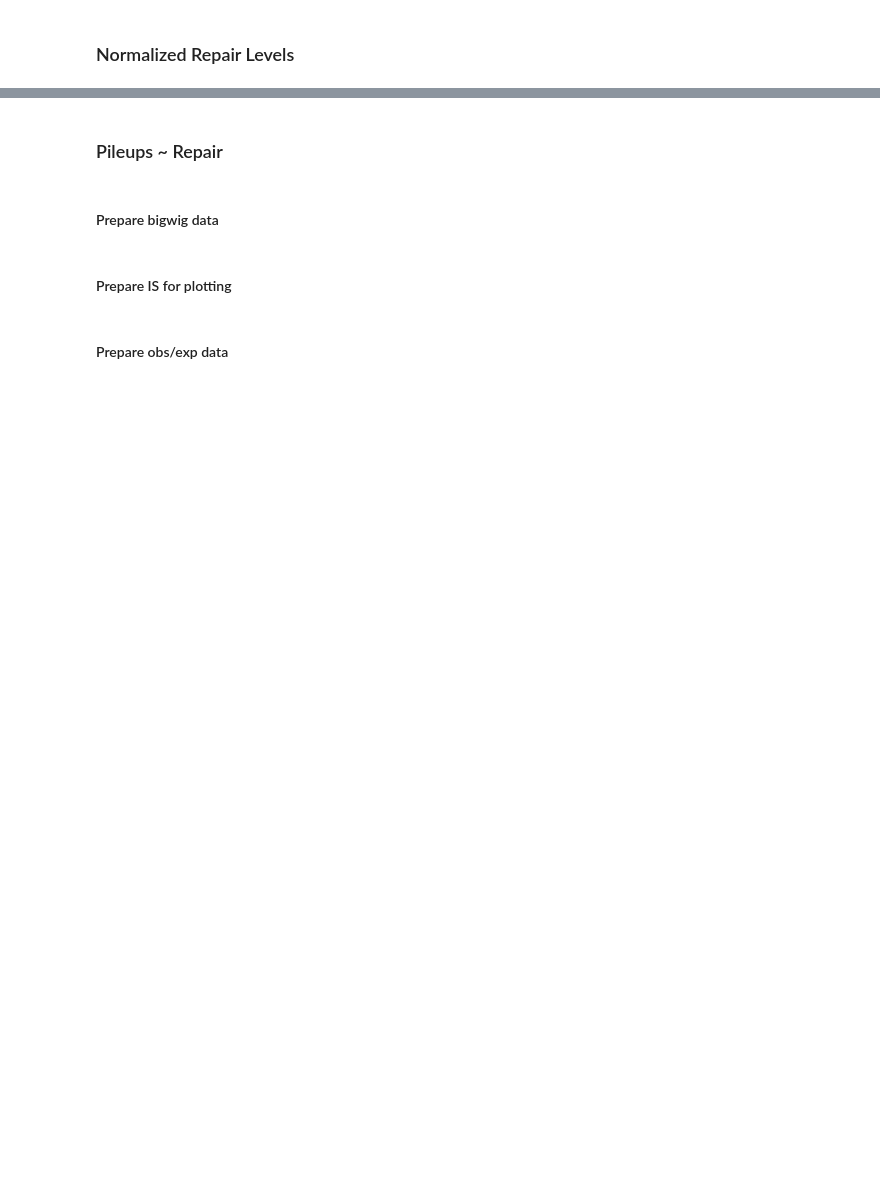
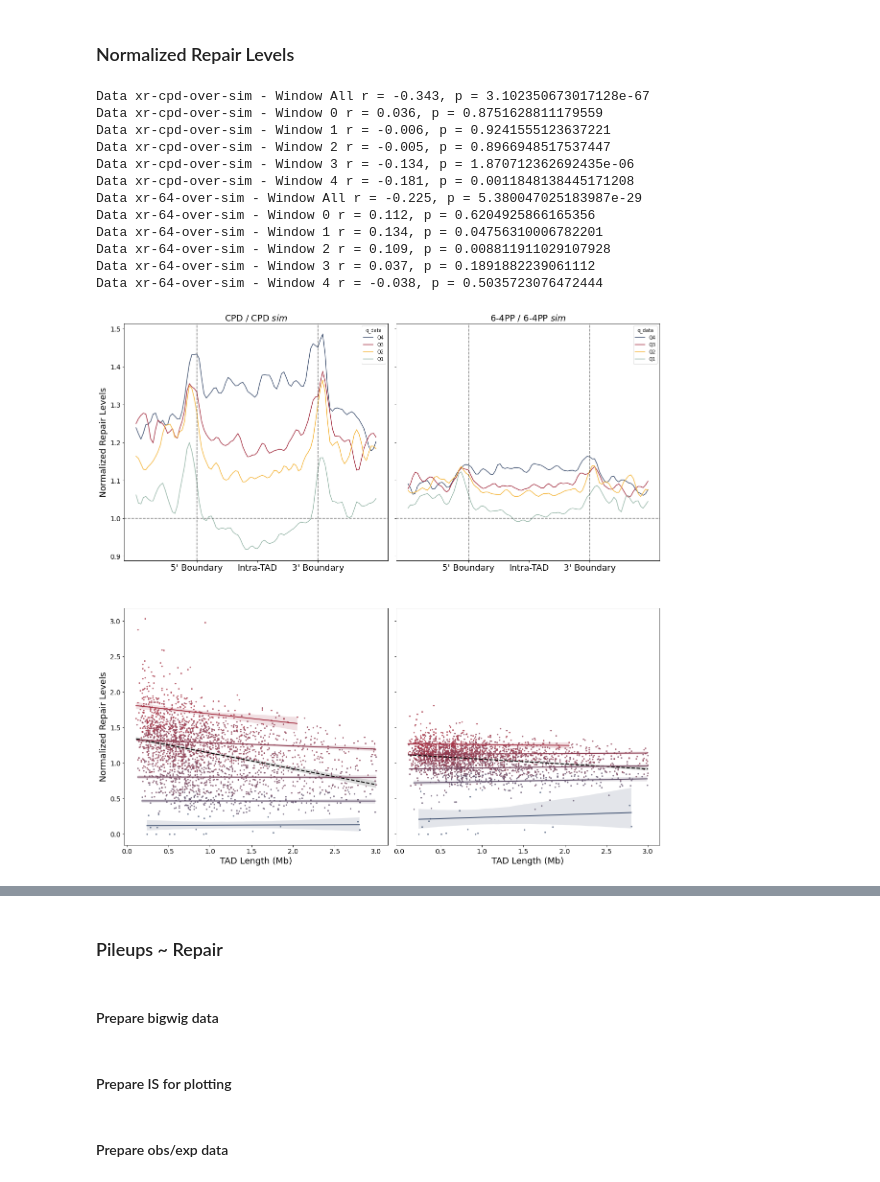
Before and after one commit to CompGenomeLab/uv-3d-ddr, a Jupyter notebook: 3d/boundaries/tads_rework.ipynb, the cells around one changed output, grey strips where cells are left out. Cells and saved outputs as stored; diff of their text form; code cells hidden in the pictures; blank space fills up the shorter version.

```diff
--- a/3d/boundaries/tads_rework.ipynb
+++ b/3d/boundaries/tads_rework.ipynb
@@ -826,44 +1034,66 @@ for col_idx, rep in enumerate(data_names):
     sns.regplot(
         data=df,
         x='length', y='rep',
-        scatter_kws = {"color": color, "alpha": 0.0, "s": 5},
+        scatter_kws = {"color": "black", "alpha": 0.0, "s": 1},
         line_kws = {"color": 'black', "lw": 2, "linestyle": '--'}, fit_reg=True, order=1,
         ax=ax)
+
+
     import scipy
     stats_ = scipy.stats.pearsonr(x=df.length, y=df.rep)
     r, p = stats_[0], stats_[1]
-    ax.text(0.2, 0.60, f"r = {r:.3f}", transform=ax.transAxes, fontsize=18)
-    ax.text(0.10, 0.70, f"p = {p}", transform=ax.transAxes, fontsize=18)
+    # ax.text(0.2, 0.60, f"r = {r:.3f}", transform=ax.transAxes, fontsize=18)
+    # ax.text(0.10, 0.70, f"p = {p}", transform=ax.transAxes, fontsize=18)
+
+    print(f"Data {rep} - Window All r = {r:.3f}, p = {p}")
+
     for i, color in enumerate(colors):
         data_now = df.loc[df.dnase_w == i]
         sns.regplot(
             data=data_now,
             x='length', y='rep',
             scatter_kws = {"color": color, "alpha": .7, "s": 5},
             line_kws = {"color": color, "lw": 2}, fit_reg=True, order=1,
             ax=ax)
 
 
         ax.ticklabel_format(style='plain', axis='both')
 
         stats_ = scipy.stats.pearsonr(x=data_now.length, y=data_now.rep)
         r, p = stats_[0], stats_[1]
-        ax.text(0.80, 0.90 + i * 0.05, f"r = {r:.3f}", transform=ax.transAxes, fontsize=18)
-        ax.text(0.30, 0.80 + i * 0.05, f"p = {p}", transform=ax.transAxes, fontsize=18)
+        # ax.text(0.80, 0.90 + i * 0.05, f"r = {r:.3f}", transform=ax.transAxes, fontsize=18)
+        # ax.text(0.30, 0.80 + i * 0.05, f"p = {p}", transform=ax.transAxes, fontsize=18)
+
+        print(f"Data {rep} - Window {i} r = {r:.3f}, p = {p}")
+
         # ax.text(0.80, 0.90, f"r = {r:.3f}", transform=ax.transAxes, fontsize=18)
         # ax.text(0.30, 0.80, f"p = {p}", transform=ax.transAxes, fontsize=18)
 
     #ax.axhline(1, color='black', linestyle='--', lw=2)
     ax.tick_params(axis='both', which='major', labelsize=14)
     ax.set_xlabel('TAD Length (Mb)', fontsize=18)
     ax.set_ylabel('Normalized Repair Levels', fontsize=18) if col_idx == 0 else ax.set_ylabel('')
     # create a string as "sim" as subscript notation for matplotlib
     sim_ss = '${sim}$'
     #title = f'Normalized Repair Levels\nCPD / CPD {sim_ss}' if "cpd" in rep else f'Normalized Repair Levels\n6-4PP / 6-4PP {sim_ss}'
     # remove yaxis label
 
     # limit y axis
     #ax.set_ylim(0.5, 1.75)
 
 fig.savefig(f'tad_domains_quant.png', dpi=300, bbox_inches='tight')
 fig.savefig(f'tad_domains_quant.svg', bbox_inches='tight')
+# %% [output]
+Data xr-cpd-over-sim - Window All r = -0.343, p = 3.102350673017128e-67
+Data xr-cpd-over-sim - Window 0 r = 0.036, p = 0.8751628811179559
+Data xr-cpd-over-sim - Window 1 r = -0.006, p = 0.9241555123637221
+Data xr-cpd-over-sim - Window 2 r = -0.005, p = 0.8966948517537447
+Data xr-cpd-over-sim - Window 3 r = -0.134, p = 1.870712362692435e-06
+Data xr-cpd-over-sim - Window 4 r = -0.181, p = 0.0011848138445171208
+Data xr-64-over-sim - Window All r = -0.225, p = 5.380047025183987e-29
+Data xr-64-over-sim - Window 0 r = 0.112, p = 0.6204925866165356
+Data xr-64-over-sim - Window 1 r = 0.134, p = 0.04756310006782201
+Data xr-64-over-sim - Window 2 r = 0.109, p = 0.008811911029107928
+Data xr-64-over-sim - Window 3 r = 0.037, p = 0.1891882239061112
+Data xr-64-over-sim - Window 4 r = -0.038, p = 0.5035723076472444
+[figure, added]
```
Also changed, not shown: parts of 39 cells of this notebook, 9 other files.
